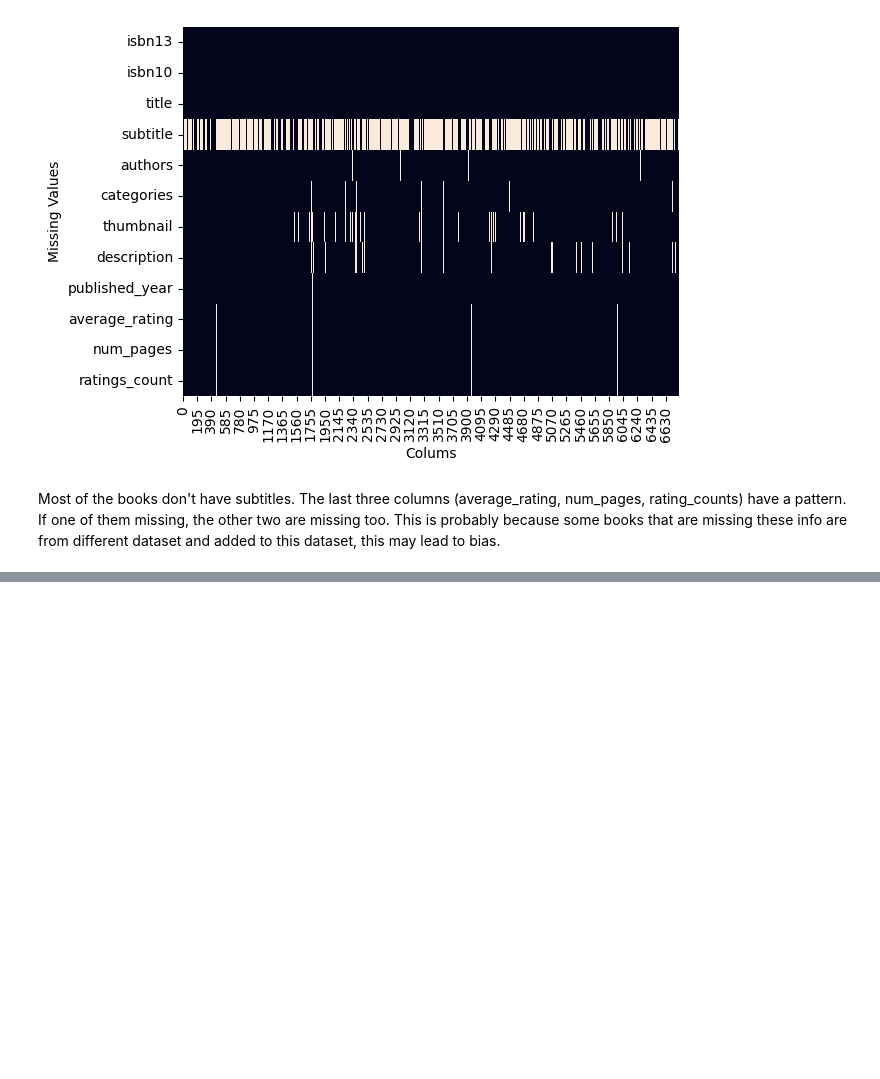
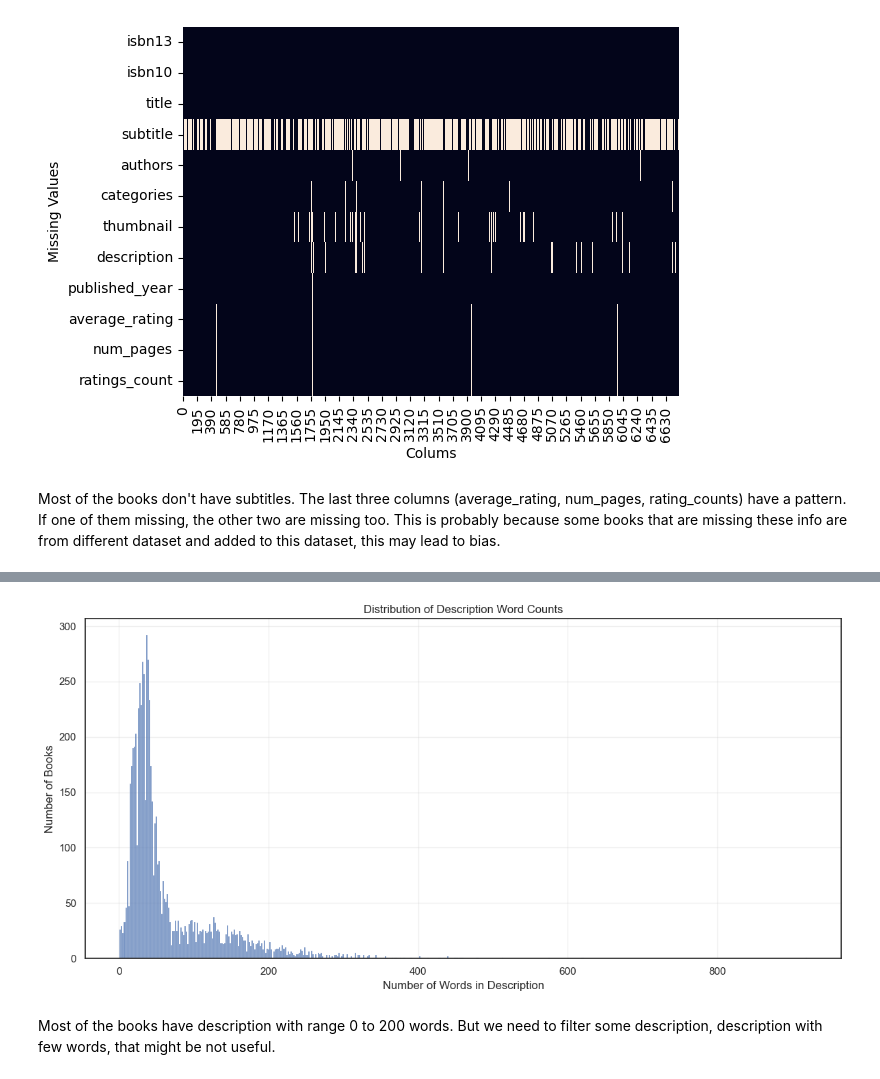
Before and after one commit to fadhelhdz/book_recommender, a Jupyter notebook: data-exploration.ipynb, the cells around one changed output, grey strips where cells are left out. Cells and saved outputs as stored; diff of their text form; code cells hidden in the pictures; blank space fills up the shorter version.

```diff
--- a/data-exploration.ipynb
+++ b/data-exploration.ipynb
@@ -61,0 +134,3 @@ Most of the books don't have subtitles. The last three columns (average_rating,
+# %%
+book_missing.loc[:, 'description_word_count'] = book_missing['description'].str.split().str.len()
+book_missing
@@ -61,0 +156,13 @@ Most of the books don't have subtitles. The last three columns (average_rating,
+# %%
+plt.figure(figsize=(12, 6))
+sns.histplot(data=book_missing, x='description_word_count', bins=500)
+plt.title('Distribution of Description Word Counts')
+plt.xlabel('Number of Words in Description')
+plt.ylabel('Number of Books')
+plt.grid(True, alpha=0.3)
+plt.tight_layout()
+plt.show()
+# %% [output]
+[figure, added]
+# %% [markdown]
+Most of the books have description with range 0 to 200 words. But we need to filter some description, description with few words, that might be not useful.
```
Also changed, not shown: parts of 24 cells of this notebook.
